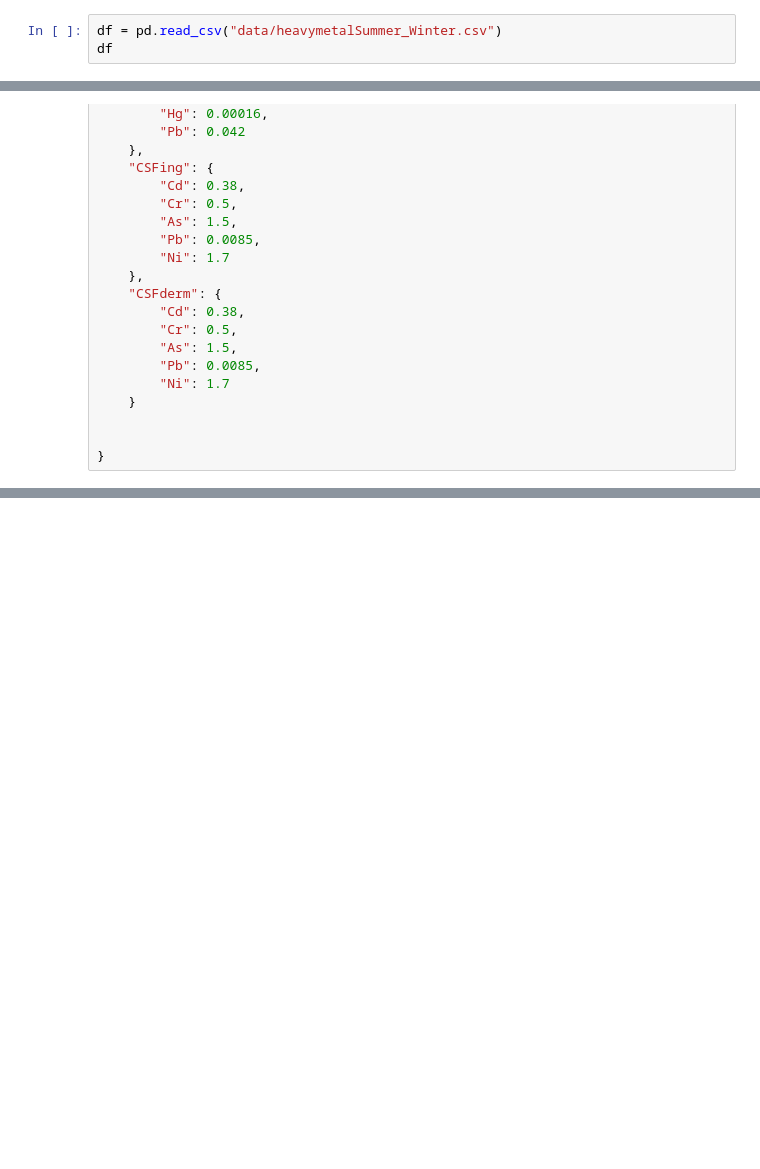
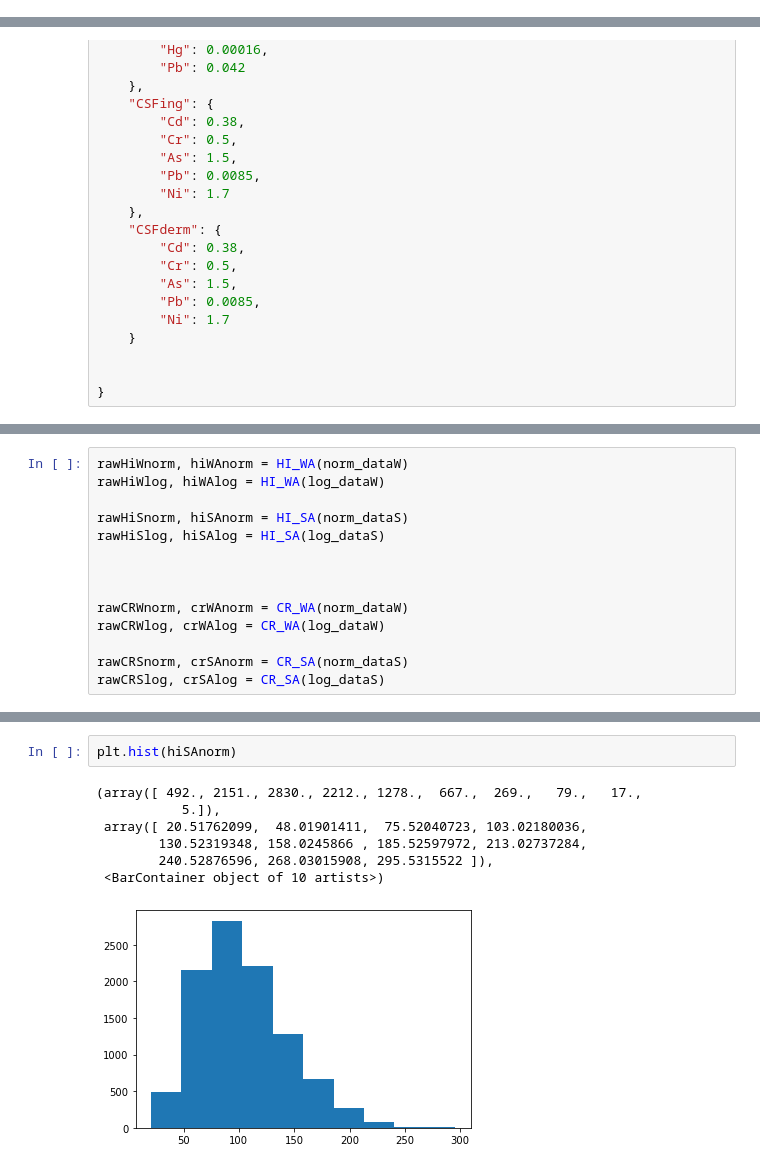
Before and after one commit to rakibhhridoy/OnGoingStudy, a Jupyter notebook: Buriganga/MonteCarlo.ipynb, the cells around one changed output, grey strips where cells are left out. Cells and saved outputs as stored; diff of their text form; blank space fills up the shorter version.

```diff
--- a/Buriganga/MonteCarlo.ipynb
+++ b/Buriganga/MonteCarlo.ipynb
@@ -3,6 +3,3 @@ import numpy as np
 import pandas as pd
 import matplotlib.pyplot as plt
 import seaborn as sns
-# %%
-df = pd.read_csv("data/heavymetalSummer_Winter.csv")
-df
@@ -837,0 +702,14 @@ ilcr_sadult = ilcr.sum(axis=1)
+# %%
+rawHiWnorm, hiWAnorm = HI_WA(norm_dataW)
+rawHiWlog, hiWAlog = HI_WA(log_dataW)
+
+rawHiSnorm, hiSAnorm = HI_SA(norm_dataS)
+rawHiSlog, hiSAlog = HI_SA(log_dataS)
+
+
+
+rawCRWnorm, crWAnorm = CR_WA(norm_dataW)
+rawCRWlog, crWAlog = CR_WA(log_dataW)
+
+rawCRSnorm, crSAnorm = CR_SA(norm_dataS)
+rawCRSlog, crSAlog = CR_SA(log_dataS)
@@ -837,0 +825,10 @@ ilcr_sadult = ilcr.sum(axis=1)
+# %%
+plt.hist(hiSAnorm)
+# %% [output]
+(array([ 492., 2151., 2830., 2212., 1278.,  667.,  269.,   79.,   17.,
+           5.]),
+ array([ 20.51762099,  48.01901411,  75.52040723, 103.02180036,
+        130.52319348, 158.0245866 , 185.52597972, 213.02737284,
+        240.52876596, 268.03015908, 295.5315522 ]),
+ <BarContainer object of 10 artists>)
+[figure, added]
```
Also changed, not shown: parts of 33 cells of this notebook, 14 other files.
